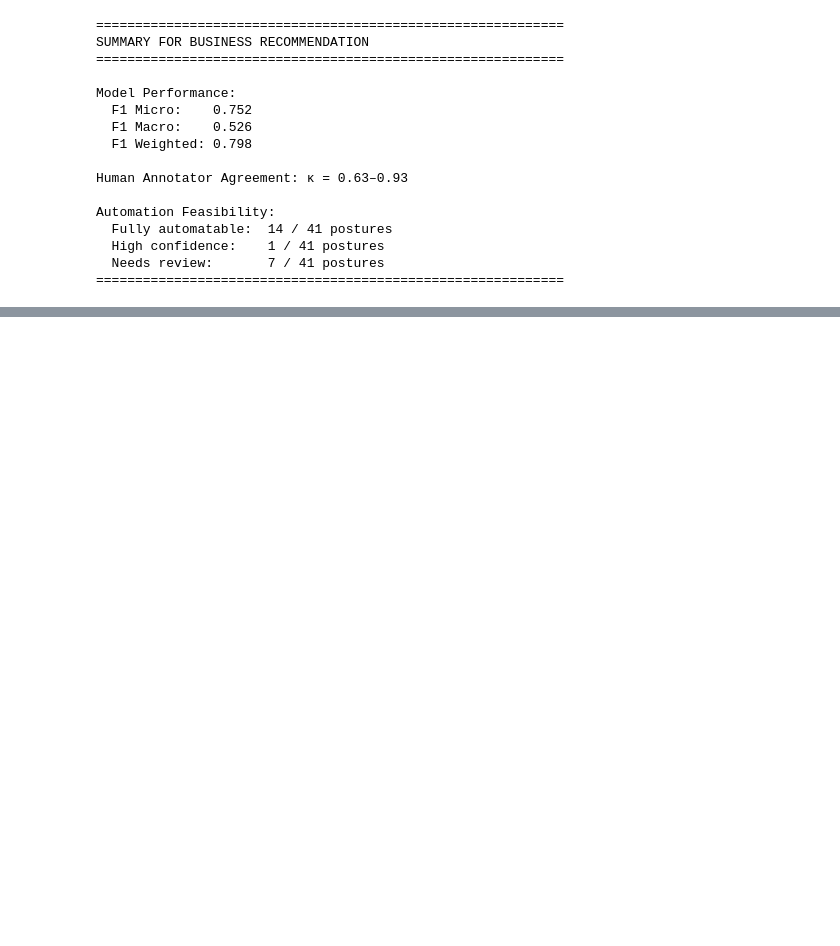
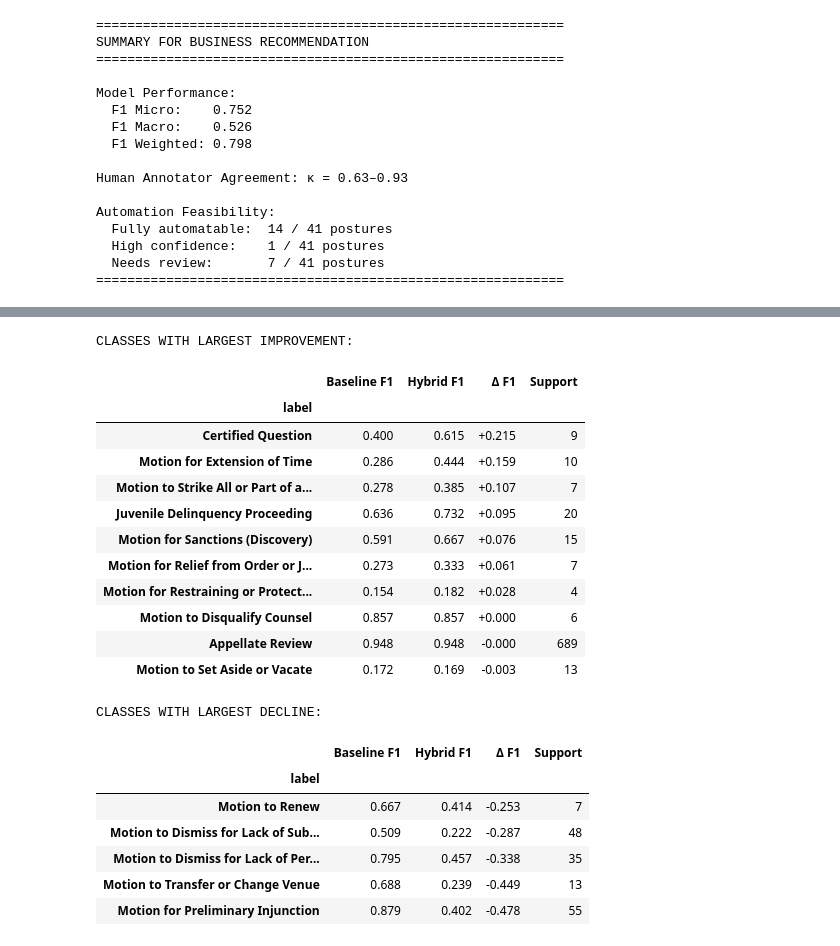
Before and after one commit to aledba/tr_challenge, a Jupyter notebook: notebooks/02_modeling.ipynb, the cells around one changed output, grey strips where cells are left out. Saved outputs shown, nothing was run; the diff lists cells and outputs as text; code cells hidden in the pictures; blank space fills up the shorter version.

```diff
--- a/notebooks/02_modeling.ipynb
+++ b/notebooks/02_modeling.ipynb
@@ -249,0 +646,49 @@ Automation Feasibility:
+# %%
+# Per-class improvement analysis
+baseline_f1 = results.per_class_metrics.set_index('label')['f1']
+hybrid_f1 = results_hybrid.per_class_metrics.set_index('label')['f1']
+
+class_comparison = pd.DataFrame({
+    'Baseline F1': baseline_f1,
+    'Hybrid F1': hybrid_f1,
+    'Δ F1': hybrid_f1 - baseline_f1,
+    'Support': results.per_class_metrics.set_index('label')['support'],
+}).sort_values('Δ F1', ascending=False)
+
+print("CLASSES WITH LARGEST IMPROVEMENT:")
+display(class_comparison.head(10).style.format({
+    'Baseline F1': '{:.3f}',
+    'Hybrid F1': '{:.3f}',
+    'Δ F1': '{:+.3f}',
+    'Support': '{:.0f}',
+}))
+
+print("\nCLASSES WITH LARGEST DECLINE:")
+display(class_comparison.tail(5).style.format({
+    'Baseline F1': '{:.3f}',
+    'Hybrid F1': '{:.3f}',
+    'Δ F1': '{:+.3f}',
+    'Support': '{:.0f}',
+}))
+# %% [output]
+CLASSES WITH LARGEST IMPROVEMENT:
+|  | Baseline F1 | Hybrid F1 | Δ F1 | Support |
+| label |  |  |  |  |
+| Certified Question | 0.400 | 0.615 | +0.215 | 9 |
+| Motion for Extension of Time | 0.286 | 0.444 | +0.159 | 10 |
+| Motion to Strike All or Part of a... | 0.278 | 0.385 | +0.107 | 7 |
+| Juvenile Delinquency Proceeding | 0.636 | 0.732 | +0.095 | 20 |
+| Motion for Sanctions (Discovery) | 0.591 | 0.667 | +0.076 | 15 |
+| Motion for Relief from Order or J... | 0.273 | 0.333 | +0.061 | 7 |
+| Motion for Restraining or Protect... | 0.154 | 0.182 | +0.028 | 4 |
+| Motion to Disqualify Counsel | 0.857 | 0.857 | +0.000 | 6 |
+| Appellate Review | 0.948 | 0.948 | -0.000 | 689 |
+| Motion to Set Aside or Vacate | 0.172 | 0.169 | -0.003 | 13 |
+CLASSES WITH LARGEST DECLINE:
+|  | Baseline F1 | Hybrid F1 | Δ F1 | Support |
+| label |  |  |  |  |
+| Motion to Renew | 0.667 | 0.414 | -0.253 | 7 |
+| Motion to Dismiss for Lack of Sub... | 0.509 | 0.222 | -0.287 | 48 |
+| Motion to Dismiss for Lack of Per... | 0.795 | 0.457 | -0.338 | 35 |
+| Motion to Transfer or Change Venue | 0.688 | 0.239 | -0.449 | 13 |
+| Motion for Preliminary Injunction | 0.879 | 0.402 | -0.478 | 55 |
```
Also changed, not shown: parts of 26 cells of this notebook, 9 other files.
